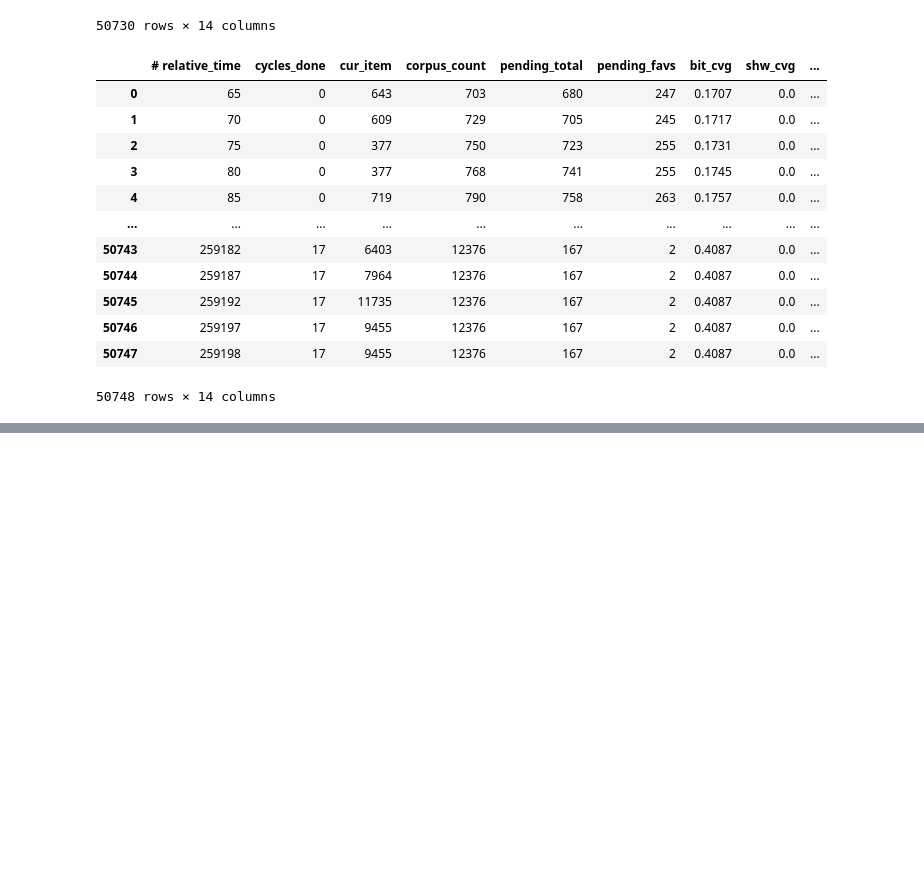
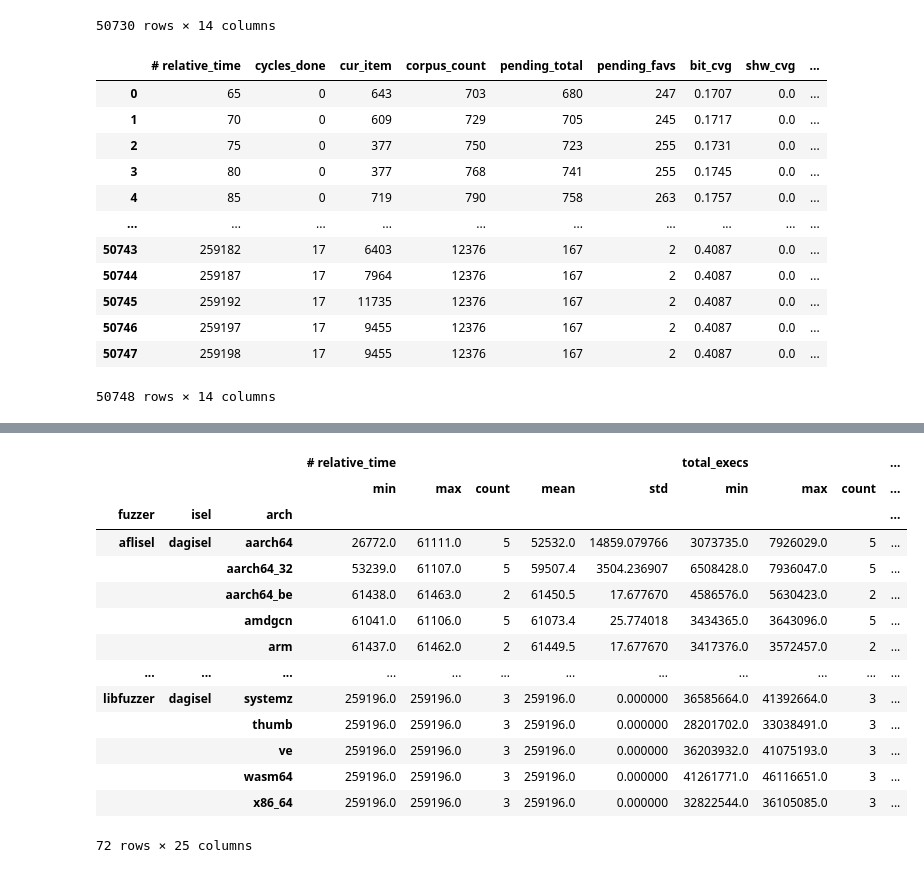
Before and after one commit to SecurityLab-UCD/IRFuzzer, a Jupyter notebook: scripts/process_data.ipynb, the cells around one changed output, grey strips where cells are left out. Cells and saved outputs as stored; diff of their text form; code cells hidden in the pictures; blank space fills up the shorter version.

```diff
--- a/scripts/process_data.ipynb
+++ b/scripts/process_data.ipynb
@@ -128,2 +137,5 @@ df
 # %%
 df.to_csv('last_row_of_each_experiment.csv', index=False)
+# %%
+df = pd.read_csv('last_row_of_each_experiment.csv')
+df
@@ -129,0 +156,23 @@ df.to_csv('last_row_of_each_experiment.csv', index=False)
+# %%
+df_summary = df \
+    .drop(columns=['replicate']) \
+    .groupby(['fuzzer', 'isel', 'arch']) \
+    .agg(['min', 'max', 'count', 'mean', 'std']) \
+
+df_summary
+# %% [output]
+|  |  |  | # relative_time |  |  |  |  | total_execs |  |  | ... |
+|  |  |  | min | max | count | mean | std | min | max | count | ... |
+| fuzzer | isel | arch |  |  |  |  |  |  |  |  | ... |
+| aflisel | dagisel | aarch64 | 26772.0 | 61111.0 | 5 | 52532.0 | 14859.079766 | 3073735.0 | 7926029.0 | 5 | ... |
+|  |  | aarch64_32 | 53239.0 | 61107.0 | 5 | 59507.4 | 3504.236907 | 6508428.0 | 7936047.0 | 5 | ... |
+|  |  | aarch64_be | 61438.0 | 61463.0 | 2 | 61450.5 | 17.677670 | 4586576.0 | 5630423.0 | 2 | ... |
+|  |  | amdgcn | 61041.0 | 61106.0 | 5 | 61073.4 | 25.774018 | 3434365.0 | 3643096.0 | 5 | ... |
+|  |  | arm | 61437.0 | 61462.0 | 2 | 61449.5 | 17.677670 | 3417376.0 | 3572457.0 | 2 | ... |
+| ... | ... | ... | ... | ... | ... | ... | ... | ... | ... | ... | ... |
+| libfuzzer | dagisel | systemz | 259196.0 | 259196.0 | 3 | 259196.0 | 0.000000 | 36585664.0 | 41392664.0 | 3 | ... |
+|  |  | thumb | 259196.0 | 259196.0 | 3 | 259196.0 | 0.000000 | 28201702.0 | 33038491.0 | 3 | ... |
+|  |  | ve | 259196.0 | 259196.0 | 3 | 259196.0 | 0.000000 | 36203932.0 | 41075193.0 | 3 | ... |
+|  |  | wasm64 | 259196.0 | 259196.0 | 3 | 259196.0 | 0.000000 | 41261771.0 | 46116651.0 | 3 | ... |
+|  |  | x86_64 | 259196.0 | 259196.0 | 3 | 259196.0 | 0.000000 | 32822544.0 | 36105085.0 | 3 | ... |
+72 rows × 25 columns
```
Also changed, not shown: parts of 7 cells of this notebook.
